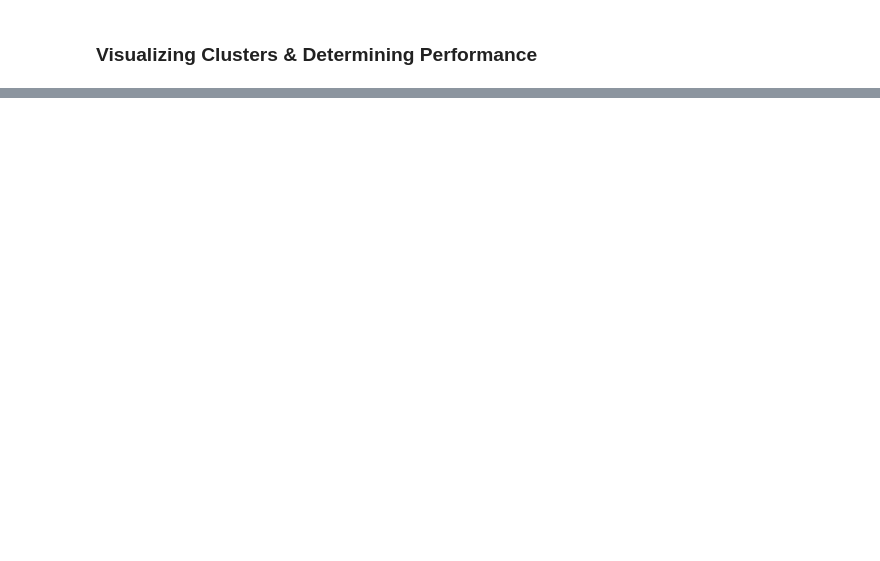
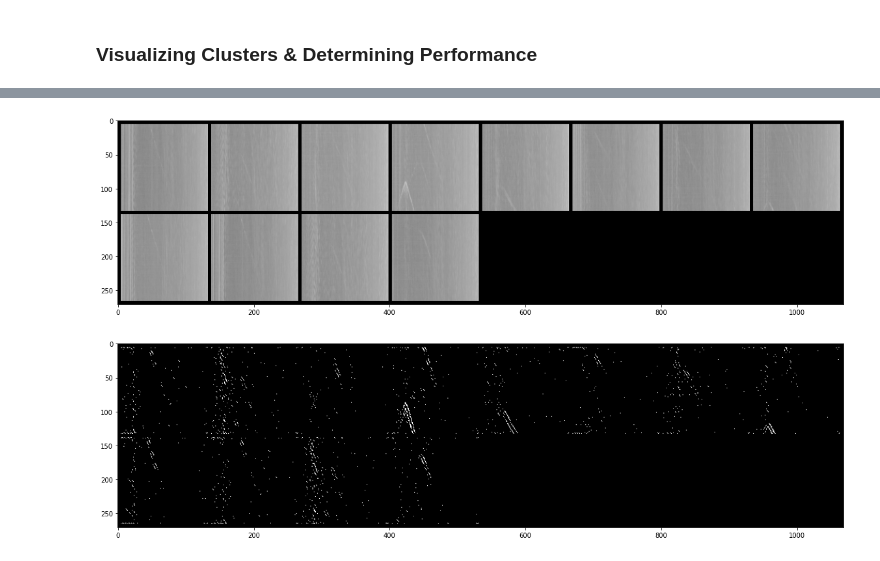
Before and after one commit to Ocean-Data-Lab/das-finwhale-vocalization, a Jupyter notebook: Notebooks/05_GMM Clustering.ipynb, the cells around one changed output, grey strips where cells are left out. Cells and saved outputs as stored; diff of their text form; code cells hidden in the pictures; blank space fills up the shorter version.

```diff
--- a/Notebooks/05_GMM Clustering.ipynb
+++ b/Notebooks/05_GMM Clustering.ipynb
@@ -103,0 +236,5 @@ array([[ 2.07100617e-01,  1.08383300e+00, -4.19197977e-01,
+# %%
+visualize_samples_from_cluster(test_dataset, 3)
+# %% [output]
+[figure, added]
+[figure, added]
```
Also changed, not shown: parts of 18 cells of this notebook.
